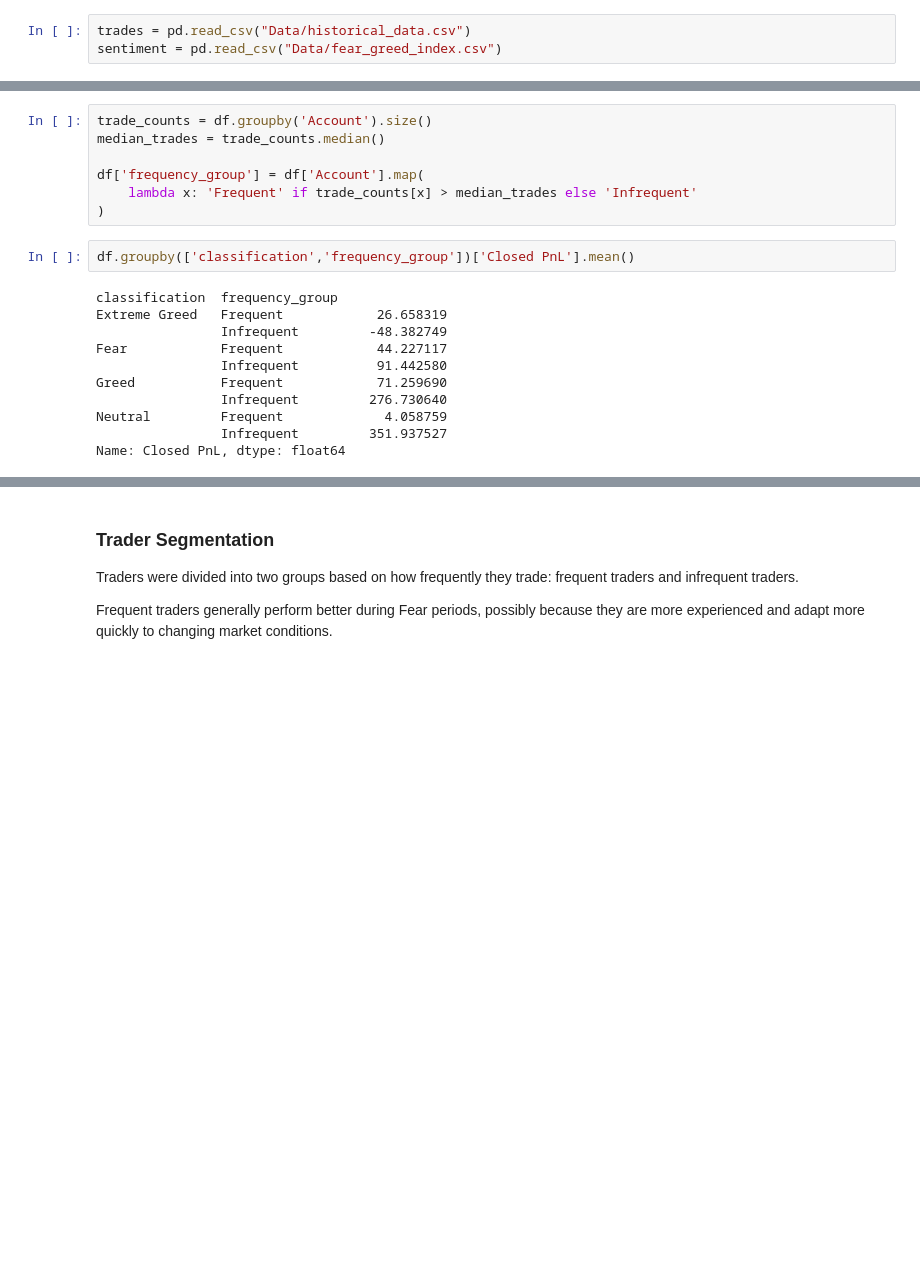
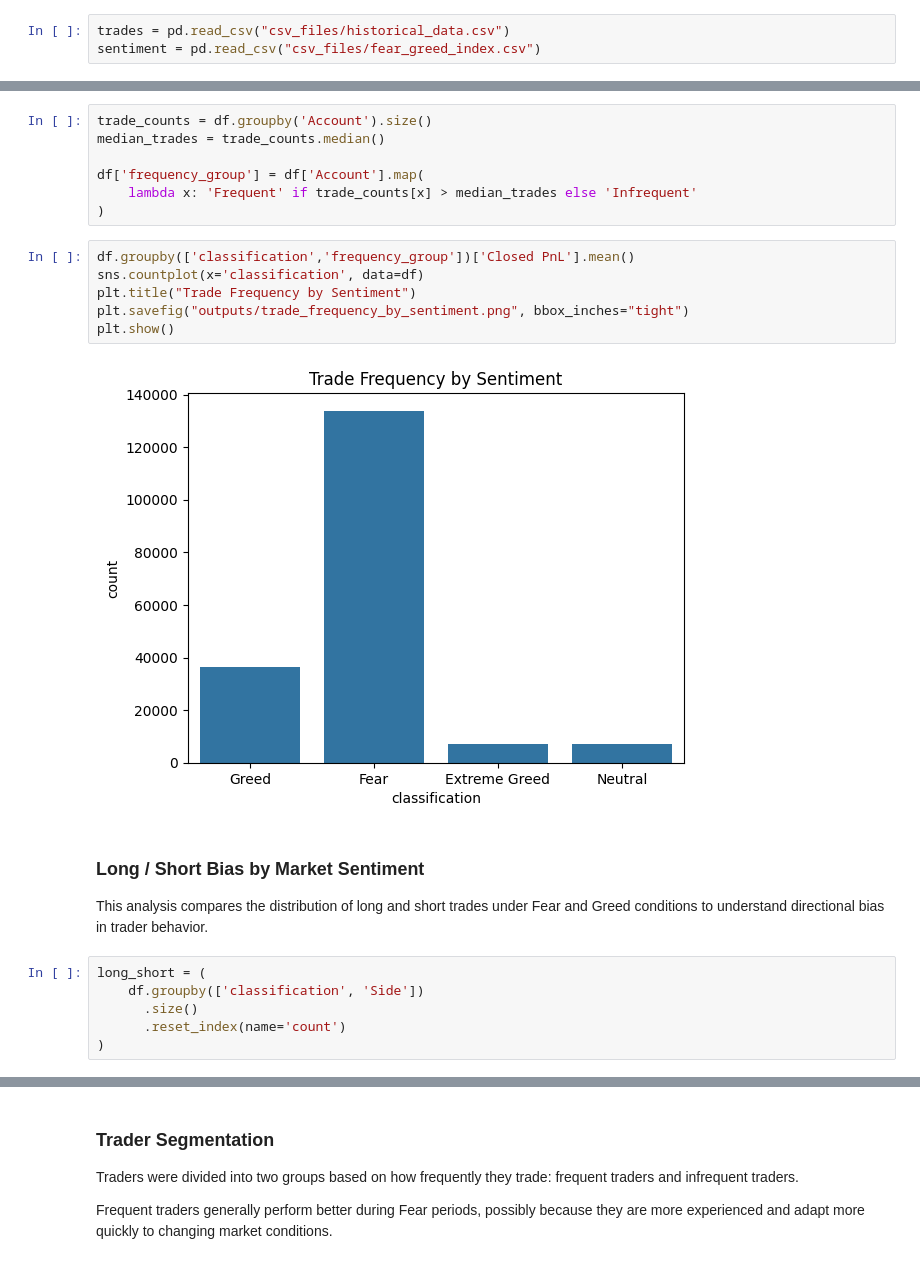
Before and after one commit to chaitanyajhade99/trader-sentiment-analysis, a Jupyter notebook: notebook.ipynb, the cells around one changed output, grey strips where cells are left out. Cells and saved outputs as stored; diff of their text form; blank space fills up the shorter version.

Commit message:
Added output charts

```diff
--- a/notebook.ipynb
+++ b/notebook.ipynb
@@ -25,8 +25,8 @@ Two datasets were used in this analysis:
    This dataset contains trade-level information such as trader account,
    timestamp, trade direction, trade size, and profit or loss for each trade.
 # %%
-trades = pd.read_csv("Data/historical_data.csv")
-sentiment = pd.read_csv("Data/fear_greed_index.csv")
+trades = pd.read_csv("csv_files/historical_data.csv")
+sentiment = pd.read_csv("csv_files/fear_greed_index.csv")
 # %% [markdown]
 ### Data Quality Checks
 
@@ -159,14 +161,21 @@ df['frequency_group'] = df['Account'].map(
 )
 # %%
 df.groupby(['classification','frequency_group'])['Closed PnL'].mean()
+sns.countplot(x='classification', data=df)
+plt.title("Trade Frequency by Sentiment")
+plt.savefig("outputs/trade_frequency_by_sentiment.png", bbox_inches="tight")
+plt.show()
 # %% [output]
-classification  frequency_group
-Extreme Greed   Frequent            26.658319
-                Infrequent         -48.382749
-Fear            Frequent            44.227117
-                Infrequent          91.442580
-Greed           Frequent            71.259690
-                Infrequent         276.730640
-Neutral         Frequent             4.058759
-                Infrequent         351.937527
-Name: Closed PnL, dtype: float64
+[figure, added]
+# %% [markdown]
+### Long / Short Bias by Market Sentiment
+
+This analysis compares the distribution of long and short trades under
+Fear and Greed conditions to understand directional bias in trader
+behavior.
+# %%
+long_short = (
+    df.groupby(['classification', 'Side'])
+      .size()
+      .reset_index(name='count')
+)
```
Also changed, not shown: parts of 7 cells of this notebook, 8 other files.
